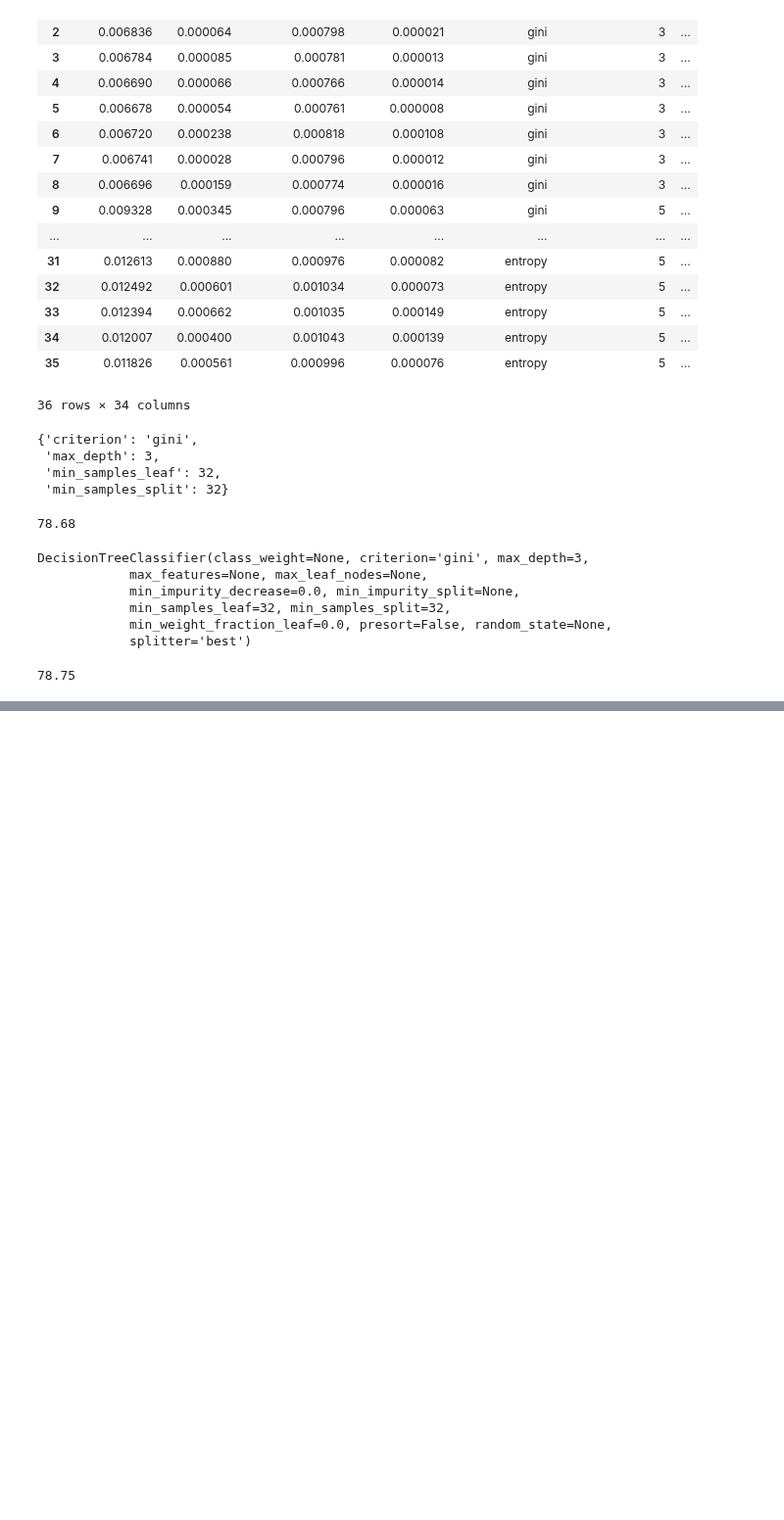
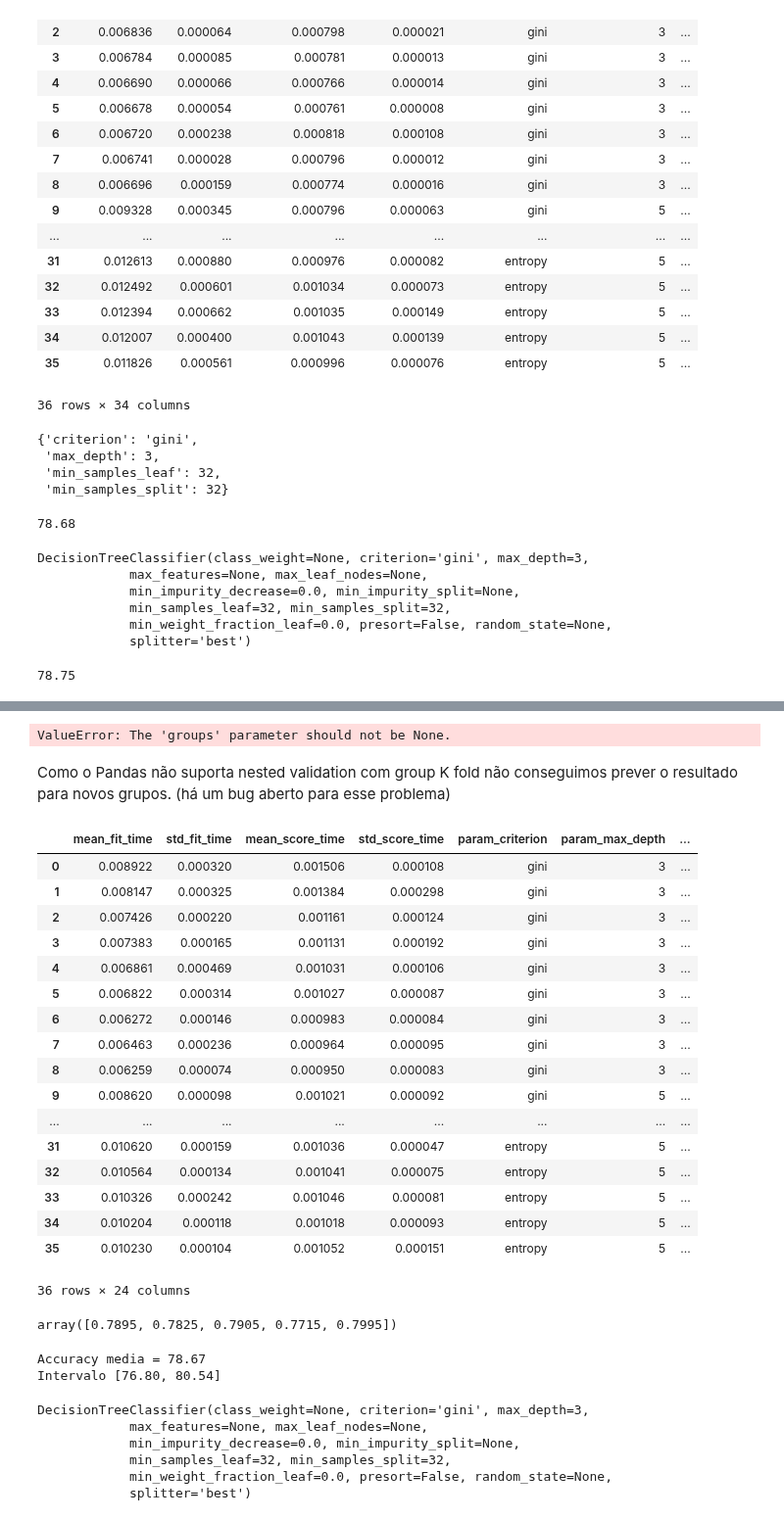
Before and after one commit to lsandrade/alura-ml, a Jupyter notebook: Otimização de modelos.ipynb, the cells around one changed output, grey strips where cells are left out. Shown at 98% size. Cells and saved outputs as stored; diff of their text form; code cells hidden in the pictures; blank space fills up the shorter version.

Commit message:
Nested cross validation e valida melhor modelo

```diff
--- a/Otimização de modelos.ipynb
+++ b/Otimização de modelos.ipynb
@@ -612,0 +618,55 @@ accuracy * 100
+# %%
+scores = cross_val_score(busca, x_azar, y_azar,
+                         cv =  GroupKFold(n_splits = 10),
+                         groups = dados.modelo)
+
+scores
+# %% [output]
+ValueError: The 'groups' parameter should not be None.
+# %% [markdown]
+Como o Pandas não suporta nested validation com group K fold não conseguimos prever o resultado para novos grupos. (há um bug aberto para esse problema)
+# %%
+SEED = 301
+np.random.seed(SEED)
+
+espaco_de_parametros = {
+    "max_depth": [3, 5],
+    "min_samples_split": [32, 64, 128],
+    "min_samples_leaf": [32, 64, 128],
+    "criterion": ["gini", "entropy"]
+}
+
+busca = GridSearchCV(DecisionTreeClassifier(),
+                    espaco_de_parametros,
+                    cv = KFold(n_splits = 5, shuffle = True))
+
+busca.fit(x_azar, y_azar, groups = dados.modelo)
+resultados = pd.DataFrame(busca.cv_results_)
+resultados
+# %% [output]
+|  | mean_fit_time | std_fit_time | mean_score_time | std_score_time | param_criterion | param_max_depth | ... |
+| 0 | 0.008922 | 0.000320 | 0.001506 | 0.000108 | gini | 3 | ... |
+| 1 | 0.008147 | 0.000325 | 0.001384 | 0.000298 | gini | 3 | ... |
+| 2 | 0.007426 | 0.000220 | 0.001161 | 0.000124 | gini | 3 | ... |
+| 3 | 0.007383 | 0.000165 | 0.001131 | 0.000192 | gini | 3 | ... |
+| 4 | 0.006861 | 0.000469 | 0.001031 | 0.000106 | gini | 3 | ... |
+| 5 | 0.006822 | 0.000314 | 0.001027 | 0.000087 | gini | 3 | ... |
+| 6 | 0.006272 | 0.000146 | 0.000983 | 0.000084 | gini | 3 | ... |
+| 7 | 0.006463 | 0.000236 | 0.000964 | 0.000095 | gini | 3 | ... |
+| 8 | 0.006259 | 0.000074 | 0.000950 | 0.000083 | gini | 3 | ... |
+| 9 | 0.008620 | 0.000098 | 0.001021 | 0.000092 | gini | 5 | ... |
+| ... | ... | ... | ... | ... | ... | ... | ... |
+| 31 | 0.010620 | 0.000159 | 0.001036 | 0.000047 | entropy | 5 | ... |
+| 32 | 0.010564 | 0.000134 | 0.001041 | 0.000075 | entropy | 5 | ... |
+| 33 | 0.010326 | 0.000242 | 0.001046 | 0.000081 | entropy | 5 | ... |
+| 34 | 0.010204 | 0.000118 | 0.001018 | 0.000093 | entropy | 5 | ... |
+| 35 | 0.010230 | 0.000104 | 0.001052 | 0.000151 | entropy | 5 | ... |
+36 rows × 24 columns
+# %%
+scores = cross_val_score(busca, x_azar, y_azar,
+                         cv = KFold(n_splits = 5, shuffle = True),
+                         groups = dados.modelo)
+
+scores
+# %% [output]
+array([0.7895, 0.7825, 0.7905, 0.7715, 0.7995])
@@ -612,0 +679,15 @@ accuracy * 100
+# %%
+imprime_score(scores)
+# %% [output]
+Accuracy media = 78.67
+Intervalo [76.80, 80.54]
+# %%
+melhor = busca.best_estimator_
+melhor
+# %% [output]
+DecisionTreeClassifier(class_weight=None, criterion='gini', max_depth=3,
+            max_features=None, max_leaf_nodes=None,
+            min_impurity_decrease=0.0, min_impurity_split=None,
+            min_samples_leaf=32, min_samples_split=32,
+            min_weight_fraction_leaf=0.0, presort=False, random_state=None,
+            splitter='best')
```
Also changed, not shown: parts of 5 cells of this notebook.
